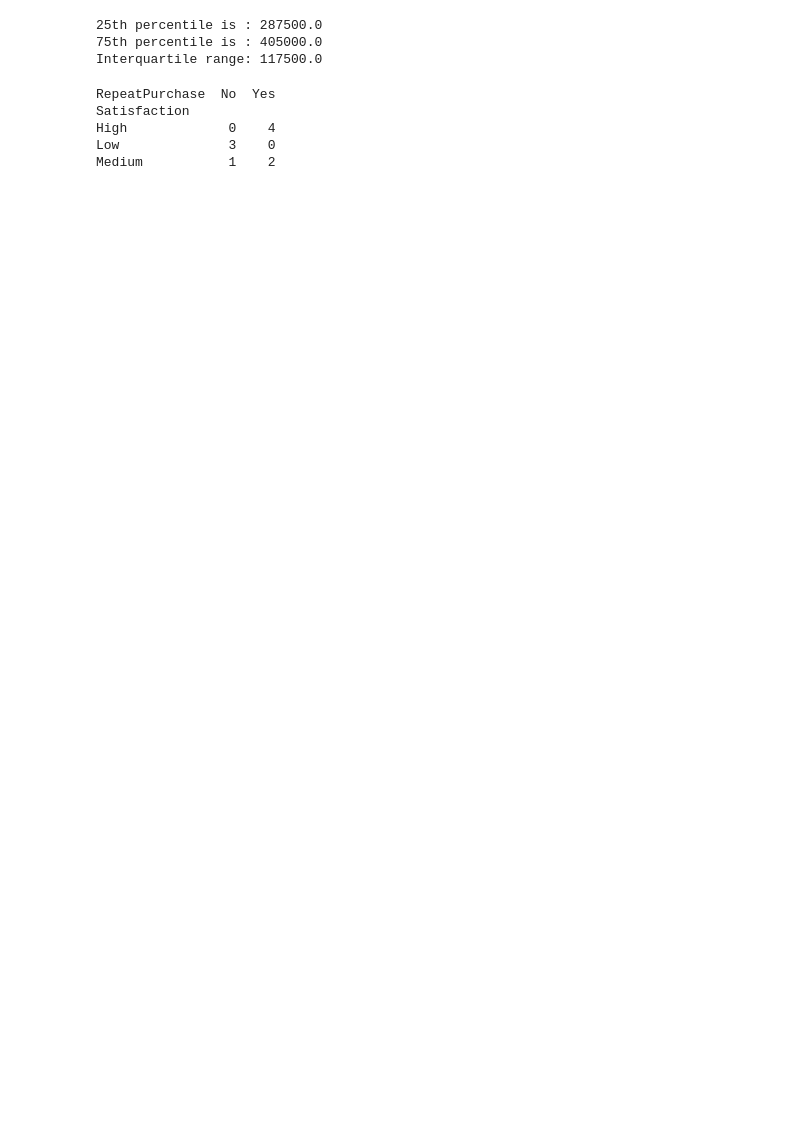
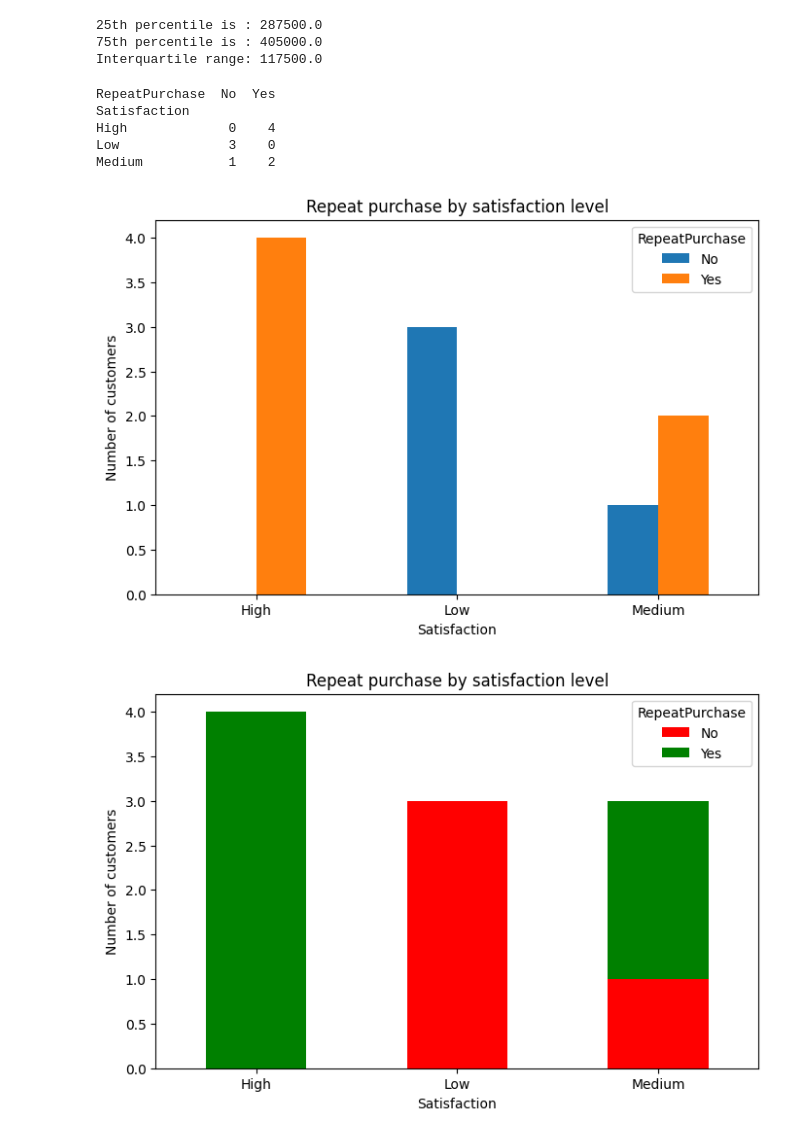
Before and after one commit to Shiva-Kumar-S-M/mlcore, a Jupyter notebook: Untitled.ipynb, the cells around one changed output. Drawn from its saved outputs; the diff is of its cells as text; code cells hidden in the pictures; blank space fills up the shorter version.

Commit message:
Graphs

```diff
--- a/Untitled.ipynb
+++ b/Untitled.ipynb
@@ -15,19 +15,37 @@ Interquartile range: 117500.0
 # %%
 import pandas as pd
 import matplotlib.pyplot as plt
 
 data = {
     'Satisfaction': ['Low', 'Medium', 'High', 'Medium', 'High', 'Low', 'High', 'Medium', 'Low', 'High'],
     'RepeatPurchase': ['No', 'Yes', 'Yes', 'No', 'Yes', 'No', 'Yes', 'Yes', 'No', 'Yes']
 }
 
 df=pd.DataFrame(data)
 
 cross_tab=pd.crosstab(df['Satisfaction'],df['RepeatPurchase'])
 print(cross_tab)
+
+
+
+cross_tab.plot(kind='bar',figsize=(8,5))
+plt.title("Repeat purchase by satisfaction level")
+plt.xlabel("Satisfaction")
+plt.ylabel("Number of customers")
+plt.xticks(rotation=0)
+plt.show()
+
+cross_tab.plot(kind='bar',stacked=True,figsize=(8,5),color=['red','green'])
+plt.title("Repeat purchase by satisfaction level")
+plt.xlabel("Satisfaction")
+plt.ylabel("Number of customers")
+plt.xticks(rotation=0)
+plt.show()
 # %% [output]
 RepeatPurchase  No  Yes
 Satisfaction
 High             0    4
 Low              3    0
 Medium           1    2
+[figure, added]
+[figure, added]
```
